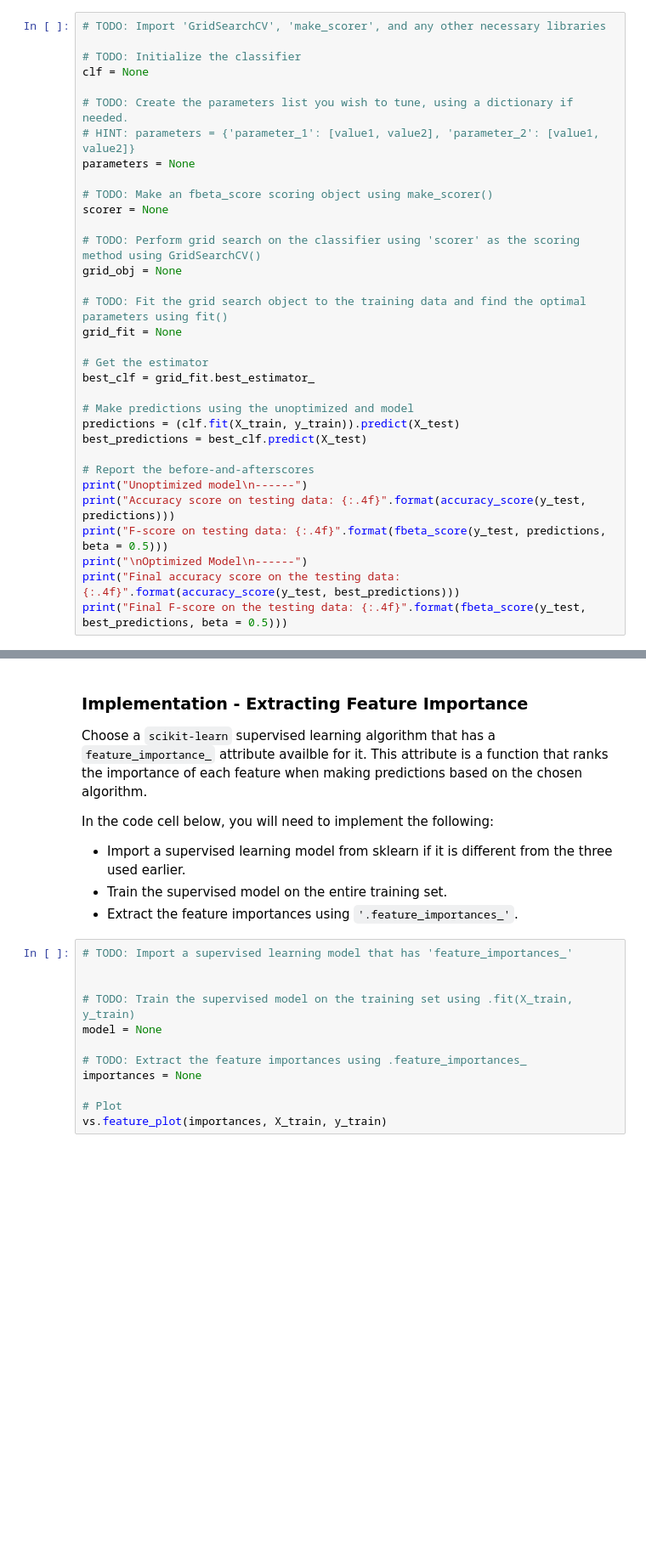
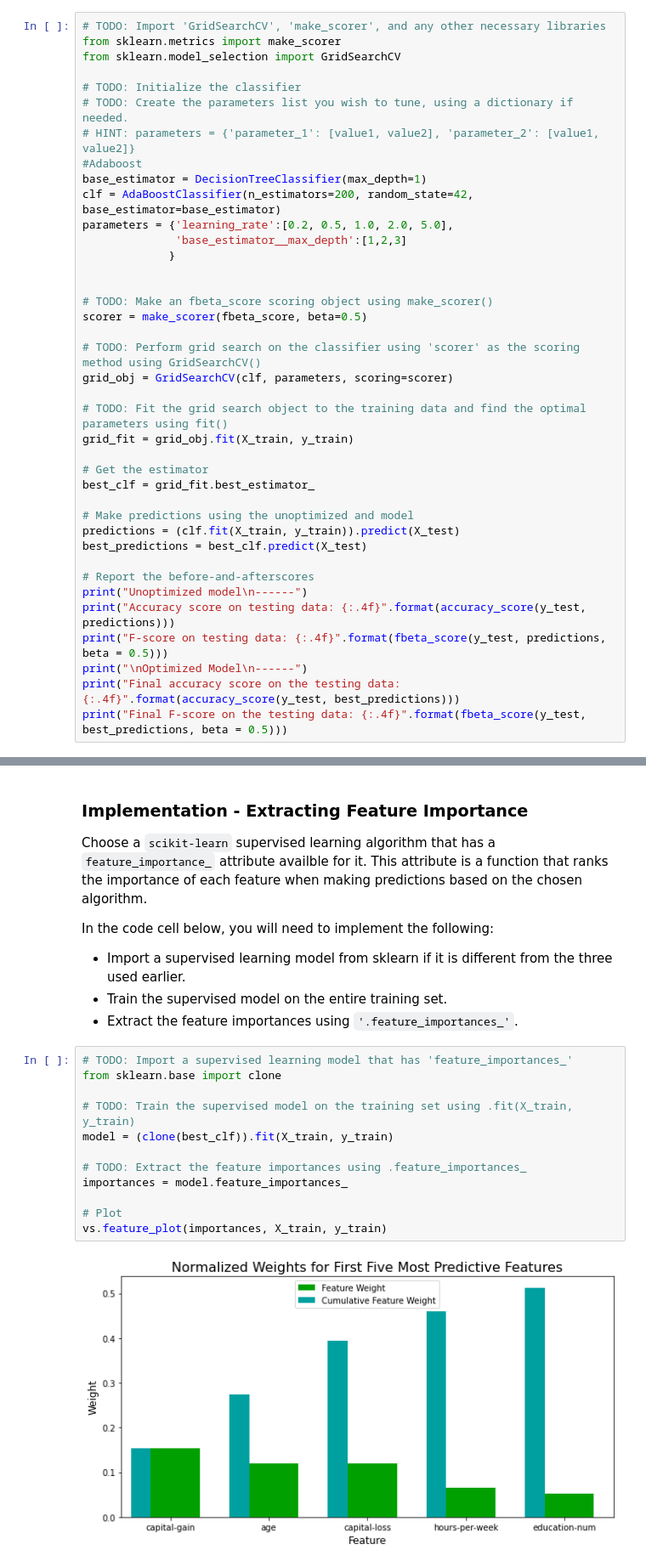
Before and after one commit to szalai-balazs-david/CharityML, a Jupyter notebook: finding_donors/finding_donors.ipynb, the cells around one changed output, grey strips where cells are left out. Shown at 85% size. Saved outputs shown, nothing was run; the diff lists cells and outputs as text; blank space fills up the shorter version.

```diff
--- a/finding_donors/finding_donors.ipynb
+++ b/finding_donors/finding_donors.ipynb
@@ -595,22 +589,28 @@ Fine tune the chosen model. Use grid search (`GridSearchCV`) with at least one i
 **Note:** Depending on the algorithm chosen and the parameter list, the following implementation may take some time to run!
 # %%
 # TODO: Import 'GridSearchCV', 'make_scorer', and any other necessary libraries
+from sklearn.metrics import make_scorer
+from sklearn.model_selection import GridSearchCV
 
 # TODO: Initialize the classifier
-clf = None
-
 # TODO: Create the parameters list you wish to tune, using a dictionary if needed.
 # HINT: parameters = {'parameter_1': [value1, value2], 'parameter_2': [value1, value2]}
-parameters = None
+#Adaboost
+base_estimator = DecisionTreeClassifier(max_depth=1)
+clf = AdaBoostClassifier(n_estimators=200, random_state=42, base_estimator=base_estimator)
+parameters = {'learning_rate':[0.2, 0.5, 1.0, 2.0, 5.0],
+              'base_estimator__max_depth':[1,2,3]
+             }
+
 
 # TODO: Make an fbeta_score scoring object using make_scorer()
-scorer = None
+scorer = make_scorer(fbeta_score, beta=0.5)
 
 # TODO: Perform grid search on the classifier using 'scorer' as the scoring method using GridSearchCV()
-grid_obj = None
+grid_obj = GridSearchCV(clf, parameters, scoring=scorer)
 
 # TODO: Fit the grid search object to the training data and find the optimal parameters using fit()
-grid_fit = None
+grid_fit = grid_obj.fit(X_train, y_train)
 
 # Get the estimator
 best_clf = grid_fit.best_estimator_
@@ -665,16 +687,18 @@ In the code cell below, you will need to implement the following:
  - Extract the feature importances using `'.feature_importances_'`.
 # %%
 # TODO: Import a supervised learning model that has 'feature_importances_'
-
+from sklearn.base import clone
 
 # TODO: Train the supervised model on the training set using .fit(X_train, y_train)
-model = None
+model = (clone(best_clf)).fit(X_train, y_train)
 
 # TODO: Extract the feature importances using .feature_importances_
-importances = None
+importances = model.feature_importances_
 
 # Plot
 vs.feature_plot(importances, X_train, y_train)
+# %% [output]
+[figure, added]
 # %% [markdown]
 ### Question 7 - Extracting Feature Importance
 
```
Also changed, not shown: parts of 19 cells of this notebook, 2 other files.
